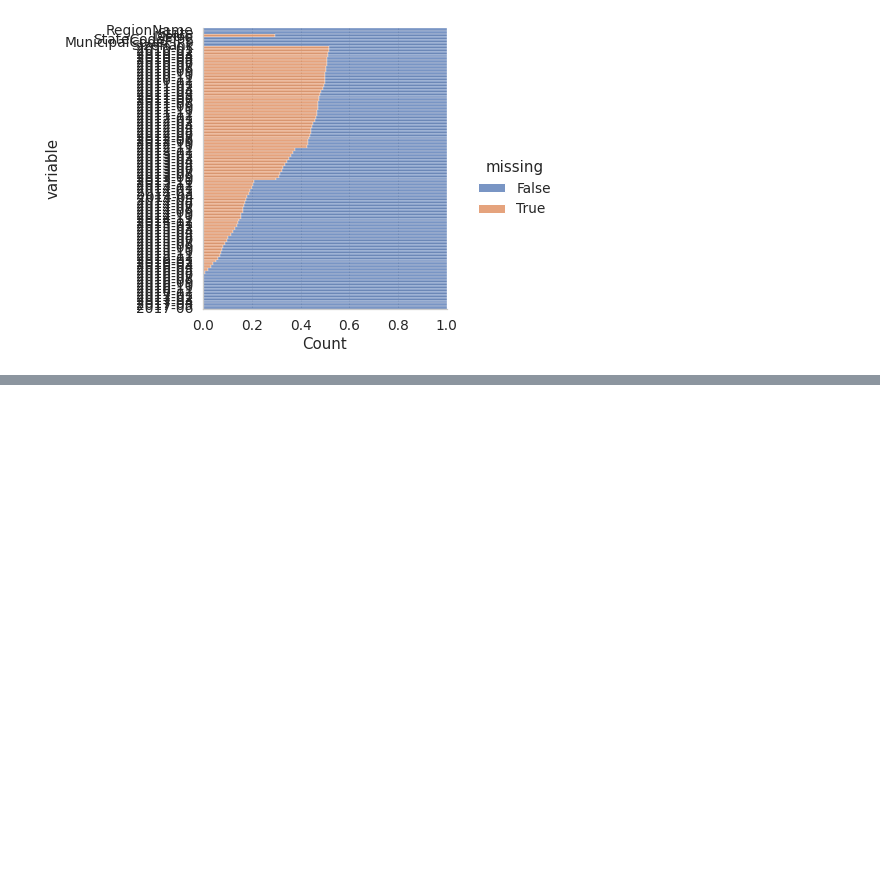
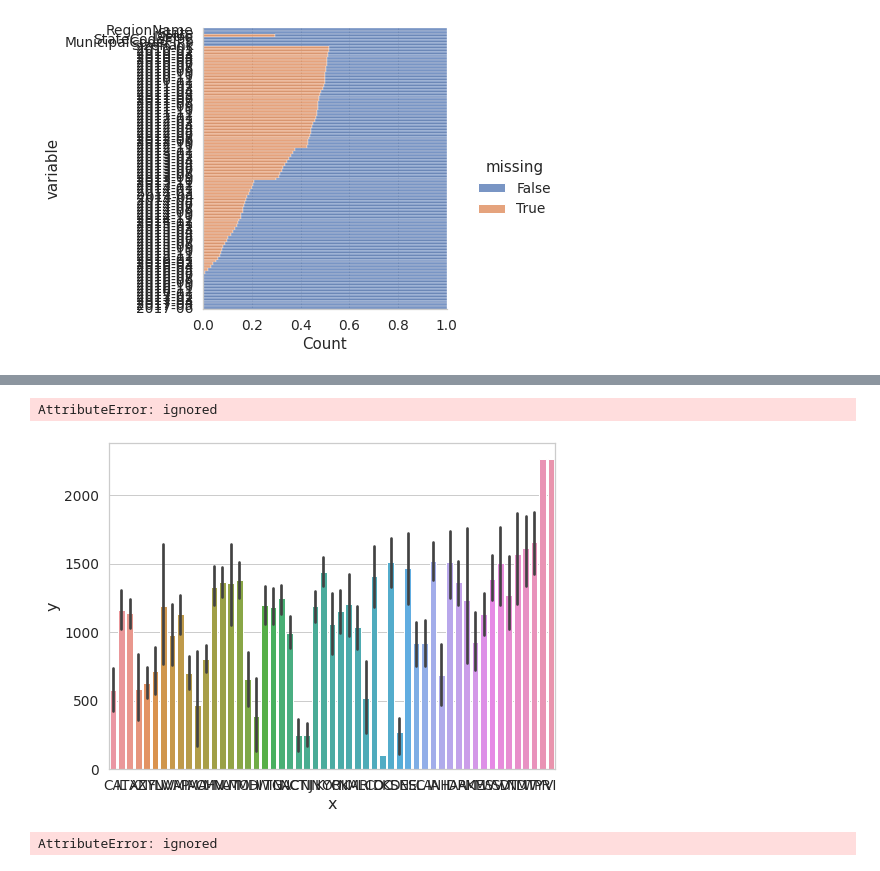
Before and after one commit to robptrck/data-science-project-template, a Jupyter notebook: data_science_project_template.ipynb, the cells around one changed output, grey strips where cells are left out. Cells and saved outputs as stored; diff of their text form; code cells hidden in the pictures; blank space fills up the shorter version.

```diff
--- a/data_science_project_template.ipynb
+++ b/data_science_project_template.ipynb
@@ -101,0 +117,22 @@ sns.displot(
+# %%
+
+2
+3
+4
+5
+6
+plt.figure(figsize=(8, 6))
+splot=sns.barplot(x="State",y="SizeRank",data=df)
+plt.xlabel("x", size=16)
+plt.ylabel("y", size=16)
+plt.bar_label(plt.containers[0])
+# %% [output]
+AttributeError: ignored
+[figure, added]
+# %%
+p1 = df.plot(kind='bar', figsize=(20, 8), rot=0, ylabel='ylabel', title="title")
+
+for p in p1.containers:
+    p1.bar_label(p, fmt='%.2f', label_type='edge')
+# %% [output]
+AttributeError: ignored
```
Also changed, not shown: parts of 2 cells of this notebook.
